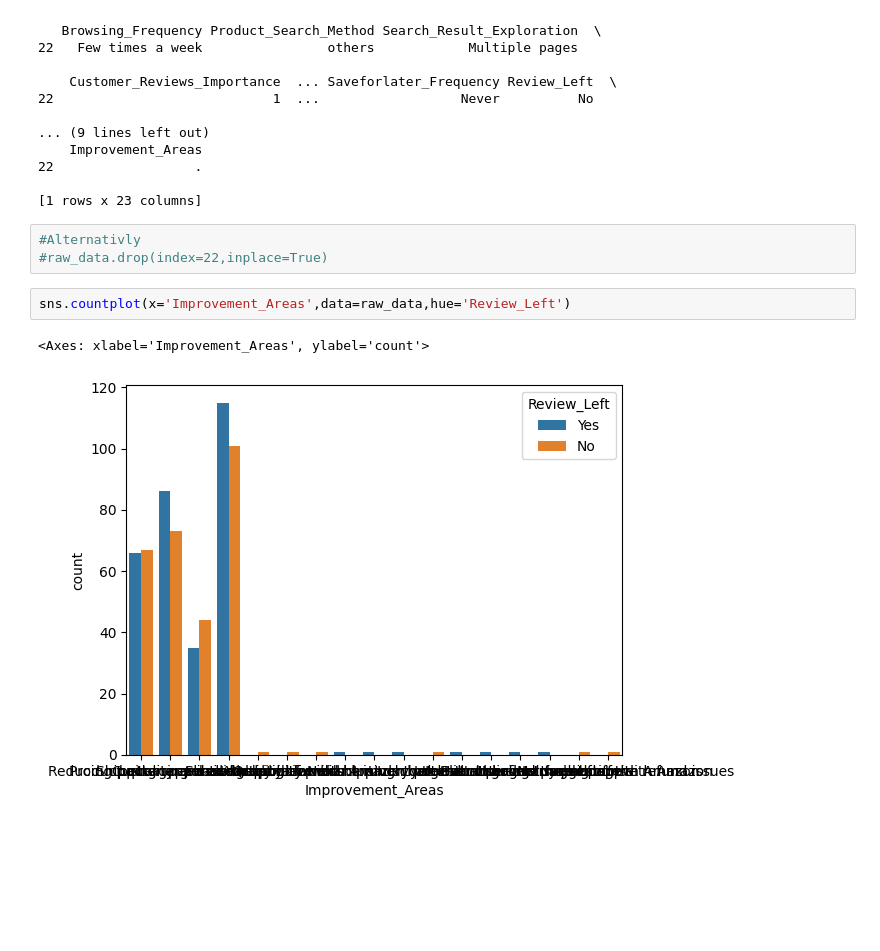
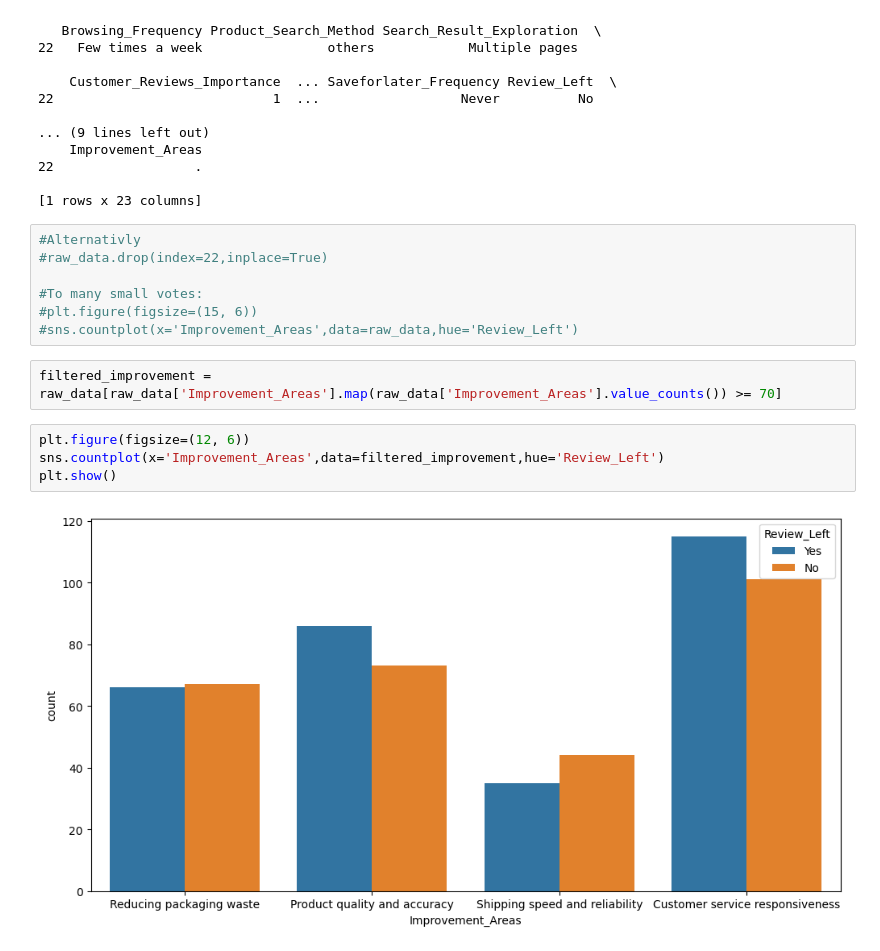
Before and after one commit to Korsas/-Exploratory-Amazon, a Jupyter notebook: amazon-consumer-behaviour-dataset-playthrough.ipynb, the cells around one changed output. Cells and saved outputs as stored; diff of their text form; blank space fills up the shorter version.

```diff
--- a/amazon-consumer-behaviour-dataset-playthrough.ipynb
+++ b/amazon-consumer-behaviour-dataset-playthrough.ipynb
@@ -221,8 +221,15 @@ raw_data = raw_data.loc[raw_data['Improvement_Areas']!='.']
 # %%
 #Alternativly
 #raw_data.drop(index=22,inplace=True)
+
+#To many small votes:
+#plt.figure(figsize=(15, 6))
+#sns.countplot(x='Improvement_Areas',data=raw_data,hue='Review_Left')
+# %%
+filtered_improvement = raw_data[raw_data['Improvement_Areas'].map(raw_data['Improvement_Areas'].value_counts()) >= 70]
 # %%
-sns.countplot(x='Improvement_Areas',data=raw_data,hue='Review_Left')
+plt.figure(figsize=(12, 6))
+sns.countplot(x='Improvement_Areas',data=filtered_improvement,hue='Review_Left')
+plt.show()
 # %% [output]
-<Axes: xlabel='Improvement_Areas', ylabel='count'>
-[figure, old version]
+[figure, new version]
```
